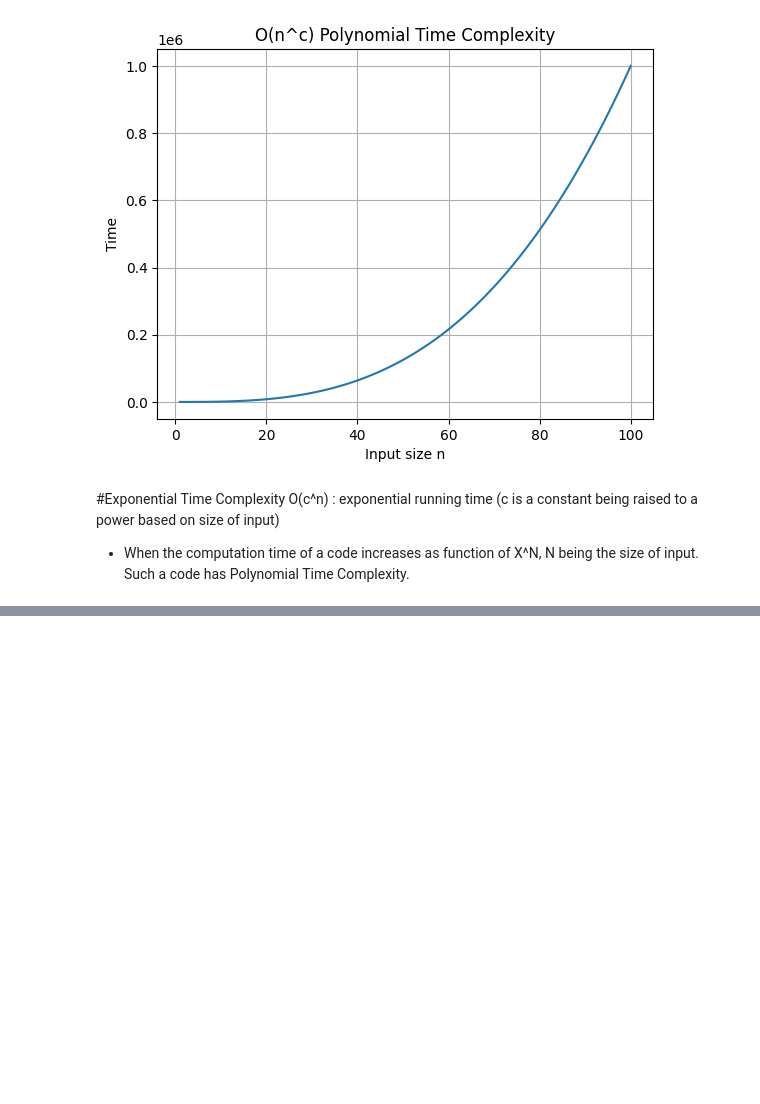
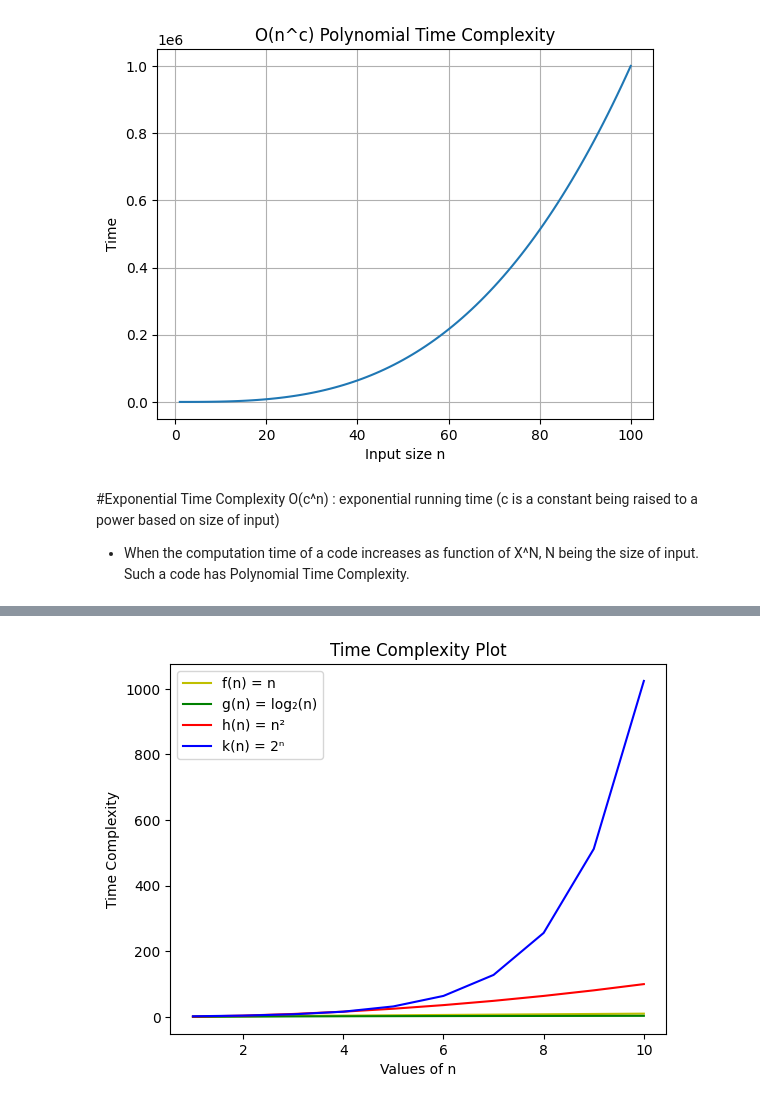
Before and after one commit to AtharvaG-1222/APS-LAB, a Jupyter notebook: Lab_3_Growth_of_function.ipynb, the cells around one changed output, grey strips where cells are left out. Cells and saved outputs as stored; diff of their text form; code cells hidden in the pictures; blank space fills up the shorter version.

```diff
--- a/Lab_3_Growth_of_function.ipynb
+++ b/Lab_3_Growth_of_function.ipynb
@@ -247,0 +289,28 @@ plt.show()
+# %%
+#Prob_8 plot graph similar to above figure
+
+n_values=list(range(1,11))
+tn=[]
+tln=[]
+tn2=[]
+t2n=[]
+
+for n in n_values:
+  tn.append(n)
+  tln.append(log2(n))
+  tn2.append(n**2)
+  t2n.append(2**n)
+
+plt.figure()
+plt.plot(n_values, tn, label="f(n) = n", color='y')
+plt.plot(n_values, tln, label="g(n) = log₂(n)", color="g")
+plt.plot(n_values, tn2, label="h(n) = n²", color="r")
+plt.plot(n_values, t2n, label="k(n) = 2ⁿ", color="b")
+
+plt.xlabel("Values of n")
+plt.ylabel("Time Complexity")
+plt.title("Time Complexity Plot")
+plt.legend()
+plt.show()
+# %% [output]
+[figure, added]
```
Also changed, not shown: parts of 12 cells of this notebook.
